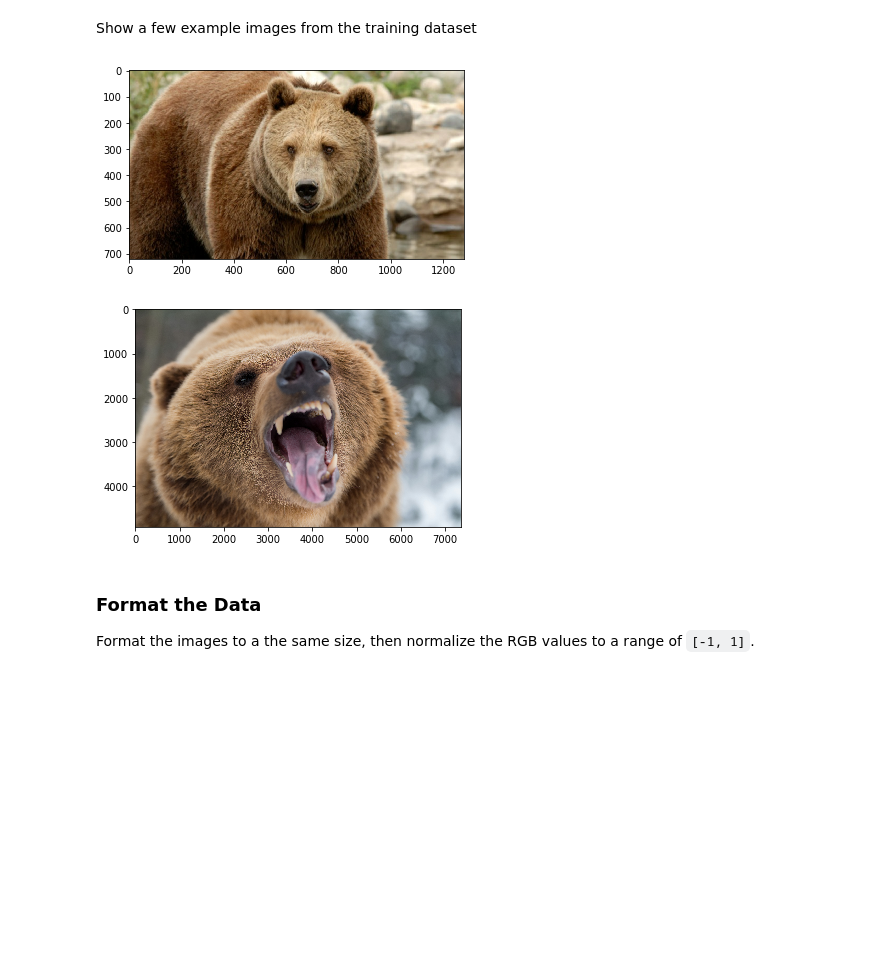
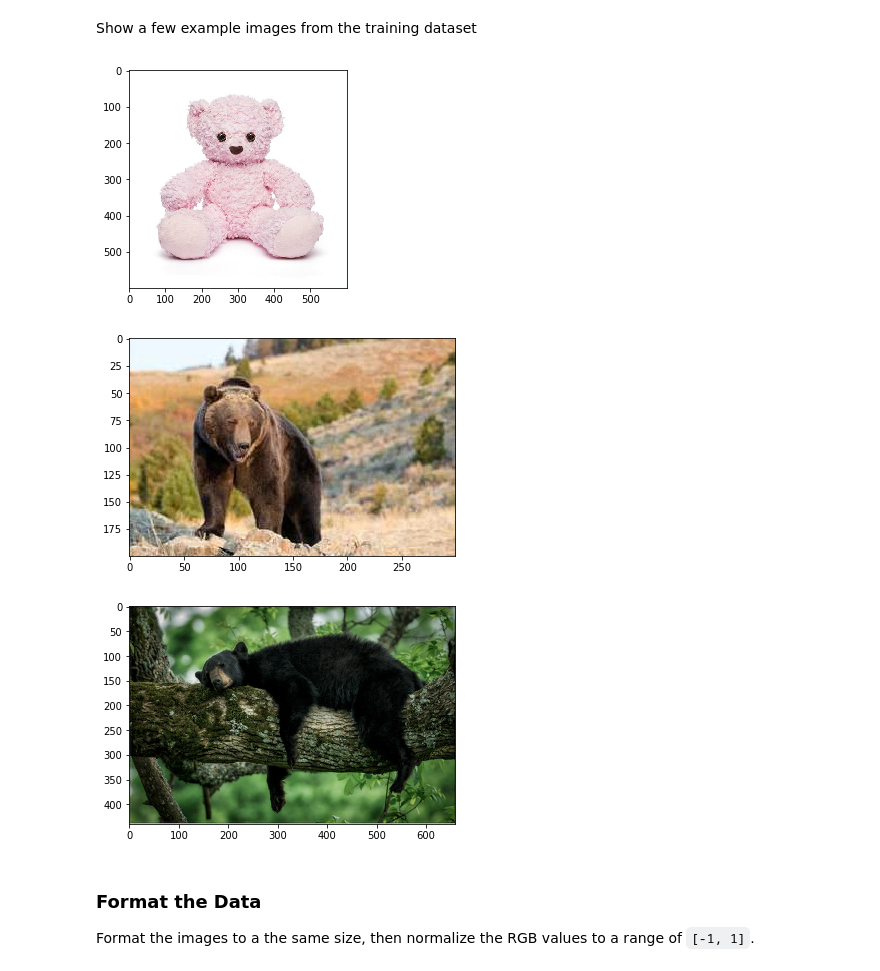
Before and after one commit to robtac/TF2-Bears, a Jupyter notebook: TF2 Bears Transfer.ipynb, the cells around one changed output. Cells and saved outputs as stored; diff of their text form; code cells hidden in the pictures; blank space fills up the shorter version.

Commit message:
Updated images to show all classes

```diff
--- a/TF2 Bears Transfer.ipynb
+++ b/TF2 Bears Transfer.ipynb
@@ -87,12 +87,13 @@ raw_train, raw_validation, raw_test = split_ds(image_label_ds,
 # %% [markdown]
 Show a few example images from the training dataset
 # %%
-for image, label in raw_train.take(2):
+for image, label in raw_train.take(3):
     plt.figure()
     plt.imshow(image)
 # %% [output]
-[figure, old version]
+[figure, new version]
-[figure, old version]
+[figure, new version]
+[figure, added]
 # %% [markdown]
 ### Format the Data
 Format the images to a the same size, then normalize the RGB values to a range of `[-1, 1]`.
```
Also changed, not shown: parts of 2 cells of this notebook.
